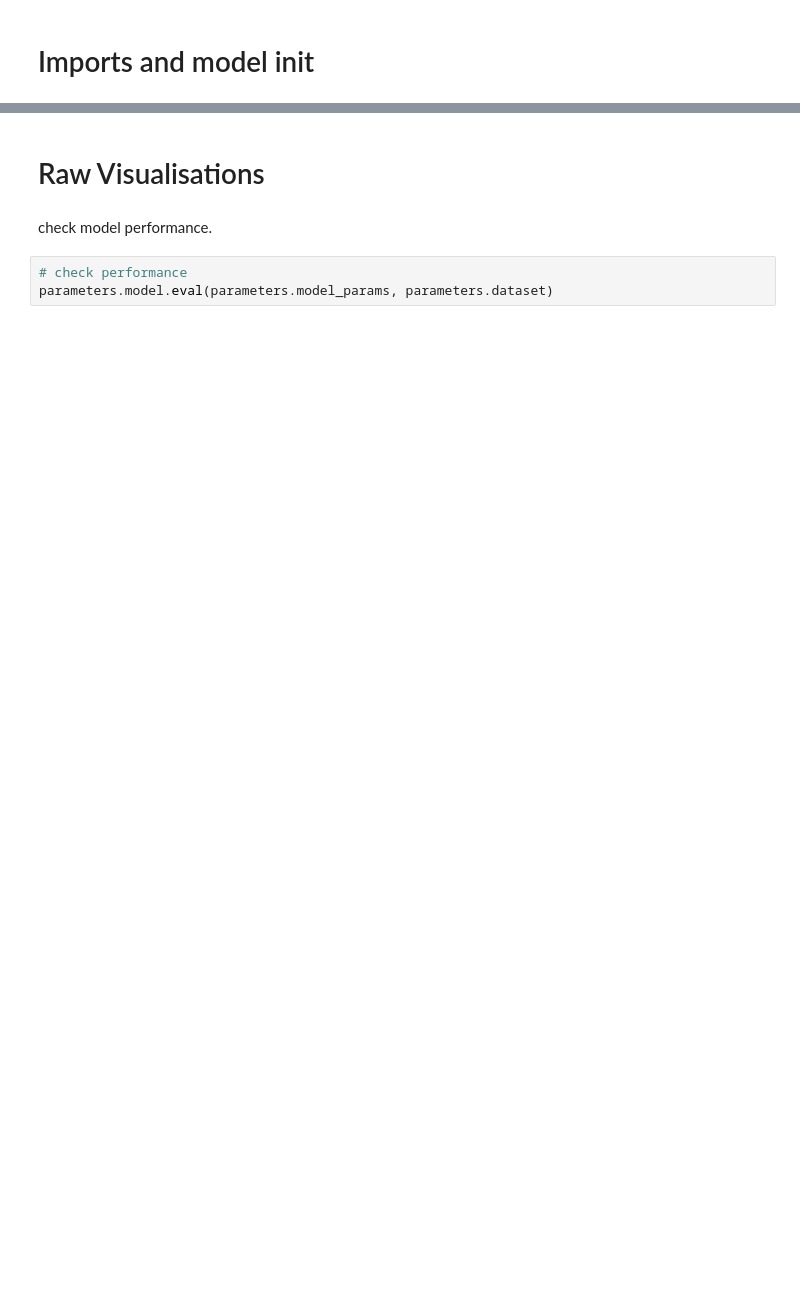
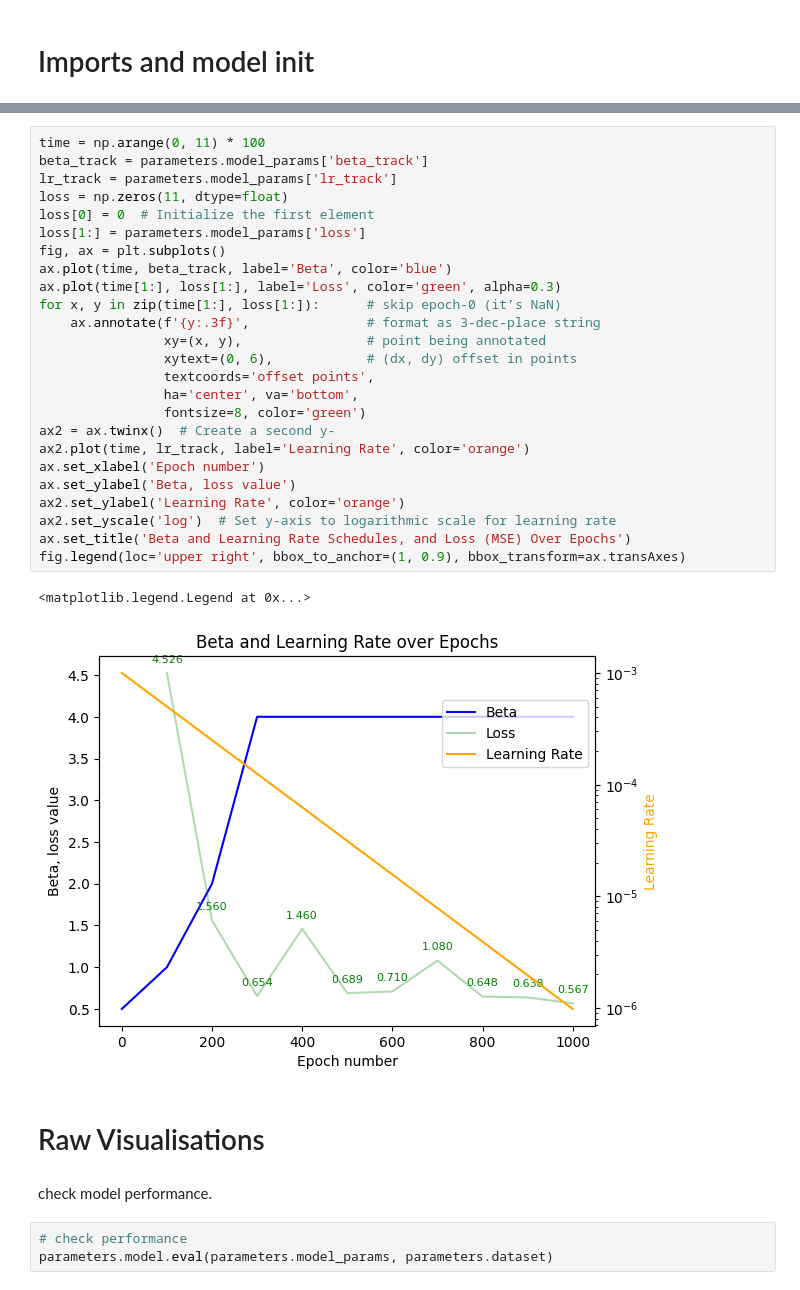
Before and after one commit to rayyyd/ML_charge_modeling, a Jupyter notebook: parameter_tuning/interpretability.ipynb, the cells around one changed output, grey strips where cells are left out. Drawn from its saved outputs; the diff is of its cells as text; blank space fills up the shorter version.

```diff
--- a/parameter_tuning/interpretability.ipynb
+++ b/parameter_tuning/interpretability.ipynb
@@ -123,3 +143,31 @@ print("---Success--- Model and parameters loaded successfully.")
+# %%
+time = np.arange(0, 11) * 100
+beta_track = parameters.model_params['beta_track']
+lr_track = parameters.model_params['lr_track']
+loss = np.zeros(11, dtype=float)
+loss[0] = 0  # Initialize the first element
+loss[1:] = parameters.model_params['loss']
+fig, ax = plt.subplots()
+ax.plot(time, beta_track, label='Beta', color='blue')
+ax.plot(time[1:], loss[1:], label='Loss', color='green', alpha=0.3)
+for x, y in zip(time[1:], loss[1:]):      # skip epoch-0 (it’s NaN)
+    ax.annotate(f'{y:.3f}',               # format as 3-dec-place string
+                xy=(x, y),                # point being annotated
+                xytext=(0, 6),            # (dx, dy) offset in points
+                textcoords='offset points',
+                ha='center', va='bottom',
+                fontsize=8, color='green')
+ax2 = ax.twinx()  # Create a second y-
+ax2.plot(time, lr_track, label='Learning Rate', color='orange')
+ax.set_xlabel('Epoch number')
+ax.set_ylabel('Beta, loss value')
+ax2.set_ylabel('Learning Rate', color='orange')
+ax2.set_yscale('log')  # Set y-axis to logarithmic scale for learning rate
+ax.set_title('Beta and Learning Rate Schedules, and Loss (MSE) Over Epochs')
+fig.legend(loc='upper right', bbox_to_anchor=(1, 0.9), bbox_transform=ax.transAxes)
+# %% [output]
+<matplotlib.legend.Legend at 0x...>
+[figure, added]
 # %% [markdown]
 # Raw Visualisations
 # %% [markdown]
```
Also changed, not shown: parts of 7 cells of this notebook, 4 other files.
